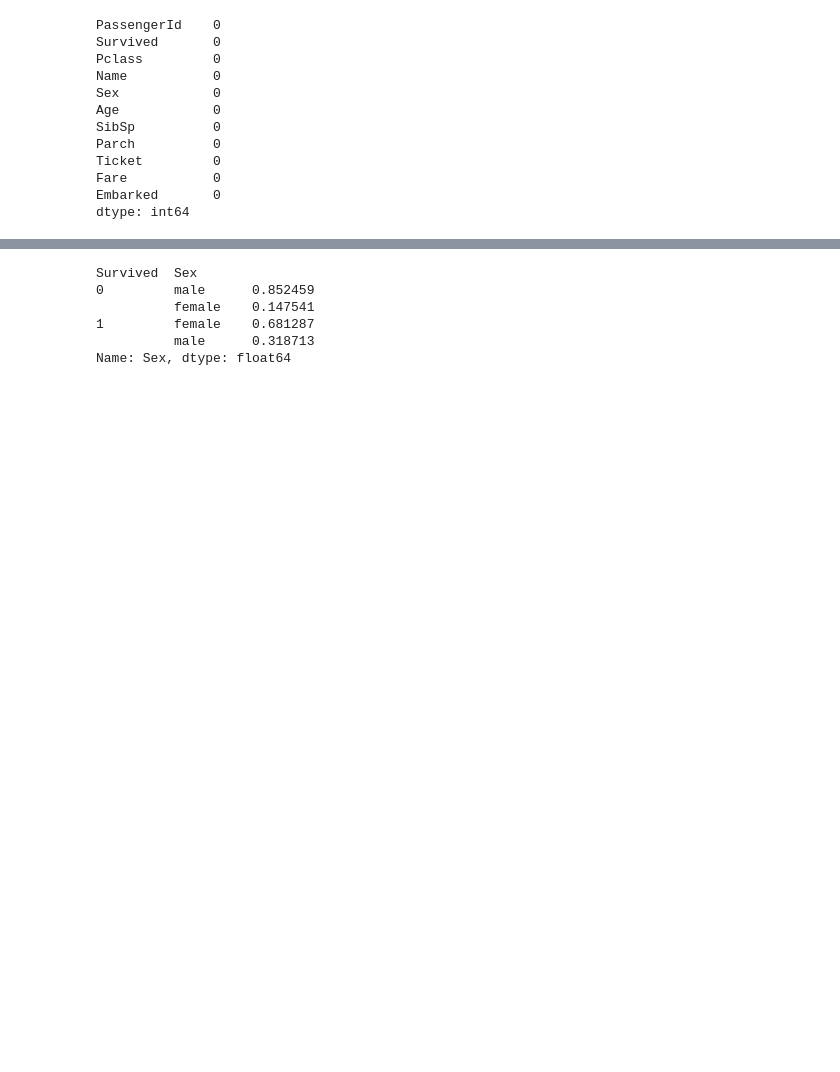
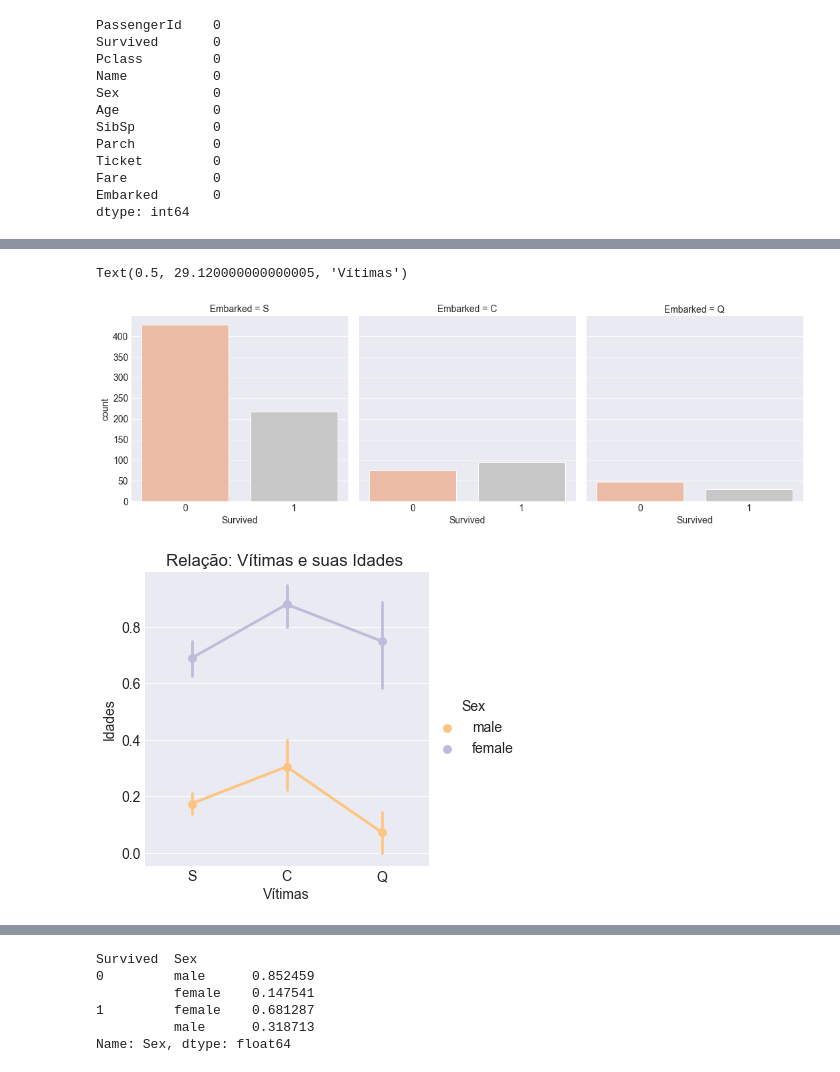
Before and after one commit to DataScienceUFES/titanic_grupo2, a Jupyter notebook: analise.ipynb, the cells around one changed output, grey strips where cells are left out. Cells and saved outputs as stored; diff of their text form; code cells hidden in the pictures; blank space fills up the shorter version.

```diff
--- a/analise.ipynb
+++ b/analise.ipynb
@@ -187,0 +202,13 @@ NameError: name 'EixoX' is not defined
+# %%
+
+sns.catplot(x='Survived', col='Embarked', kind='count', data=df, palette='RdGy')
+
+
+sns.catplot('Embarked','Survived', hue= 'Sex', kind='point', data=df, align = 'center', palette='PuOr')
+plt.title("Relação: Vítimas e suas Idades ")
+plt.ylabel("Idades")
+plt.xlabel("Vítimas")
+# %% [output]
+Text(0.5, 29.120000000000005, 'Vítimas')
+[figure, added]
+[figure, added]
```
Also changed, not shown: parts of 51 cells of this notebook.
